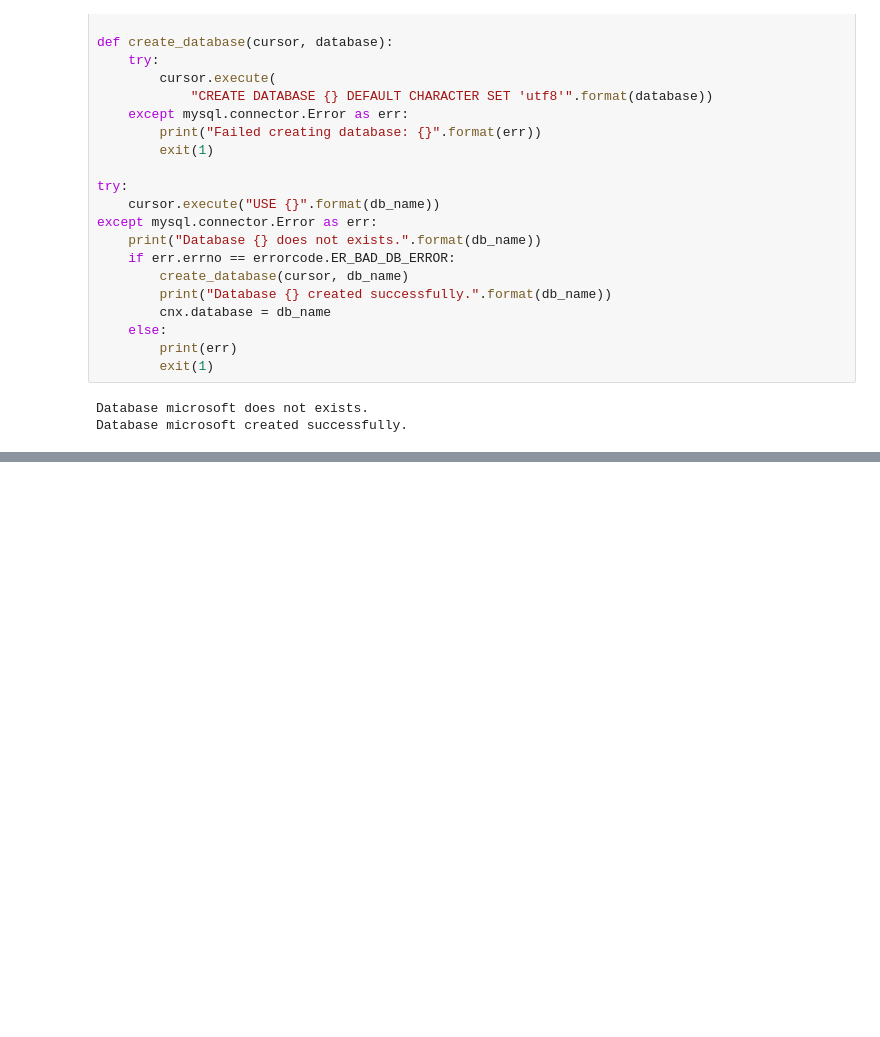
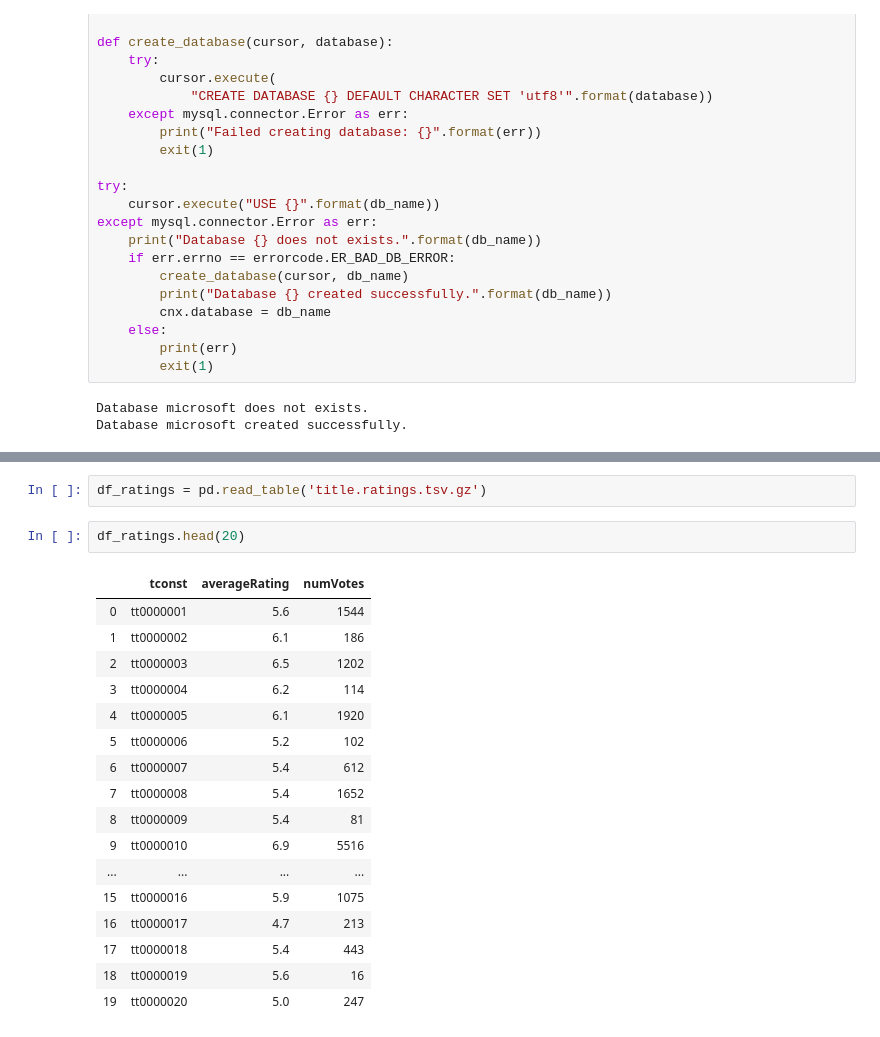
Before and after one commit to michaeleby1/film_streaming_analysis, a Jupyter notebook: project1.ipynb, the cells around one changed output, grey strips where cells are left out. Drawn from its saved outputs; the diff is of its cells as text; blank space fills up the shorter version.

```diff
--- a/project1.ipynb
+++ b/project1.ipynb
@@ -44,0 +111,22 @@ Database microsoft created successfully.
+# %%
+df_ratings = pd.read_table('title.ratings.tsv.gz')
+# %%
+df_ratings.head(20)
+# %% [output]
+|  | tconst | averageRating | numVotes |
+| 0 | tt0000001 | 5.6 | 1544 |
+| 1 | tt0000002 | 6.1 | 186 |
+| 2 | tt0000003 | 6.5 | 1202 |
+| 3 | tt0000004 | 6.2 | 114 |
+| 4 | tt0000005 | 6.1 | 1920 |
+| 5 | tt0000006 | 5.2 | 102 |
+| 6 | tt0000007 | 5.4 | 612 |
+| 7 | tt0000008 | 5.4 | 1652 |
+| 8 | tt0000009 | 5.4 | 81 |
+| 9 | tt0000010 | 6.9 | 5516 |
+| ... | ... | ... | ... |
+| 15 | tt0000016 | 5.9 | 1075 |
+| 16 | tt0000017 | 4.7 | 213 |
+| 17 | tt0000018 | 5.4 | 443 |
+| 18 | tt0000019 | 5.6 | 16 |
+| 19 | tt0000020 | 5.0 | 247 |
```
Also changed, not shown: parts of 16 cells of this notebook.
